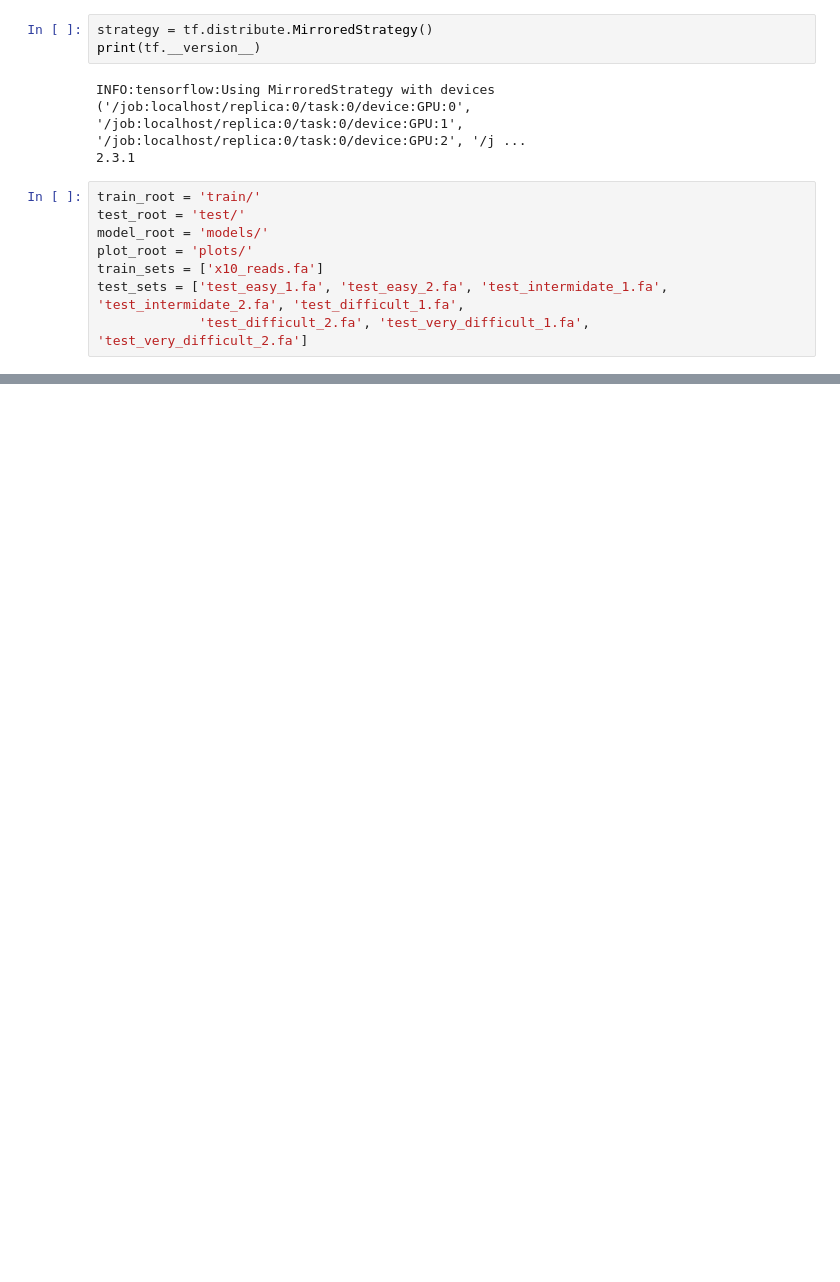
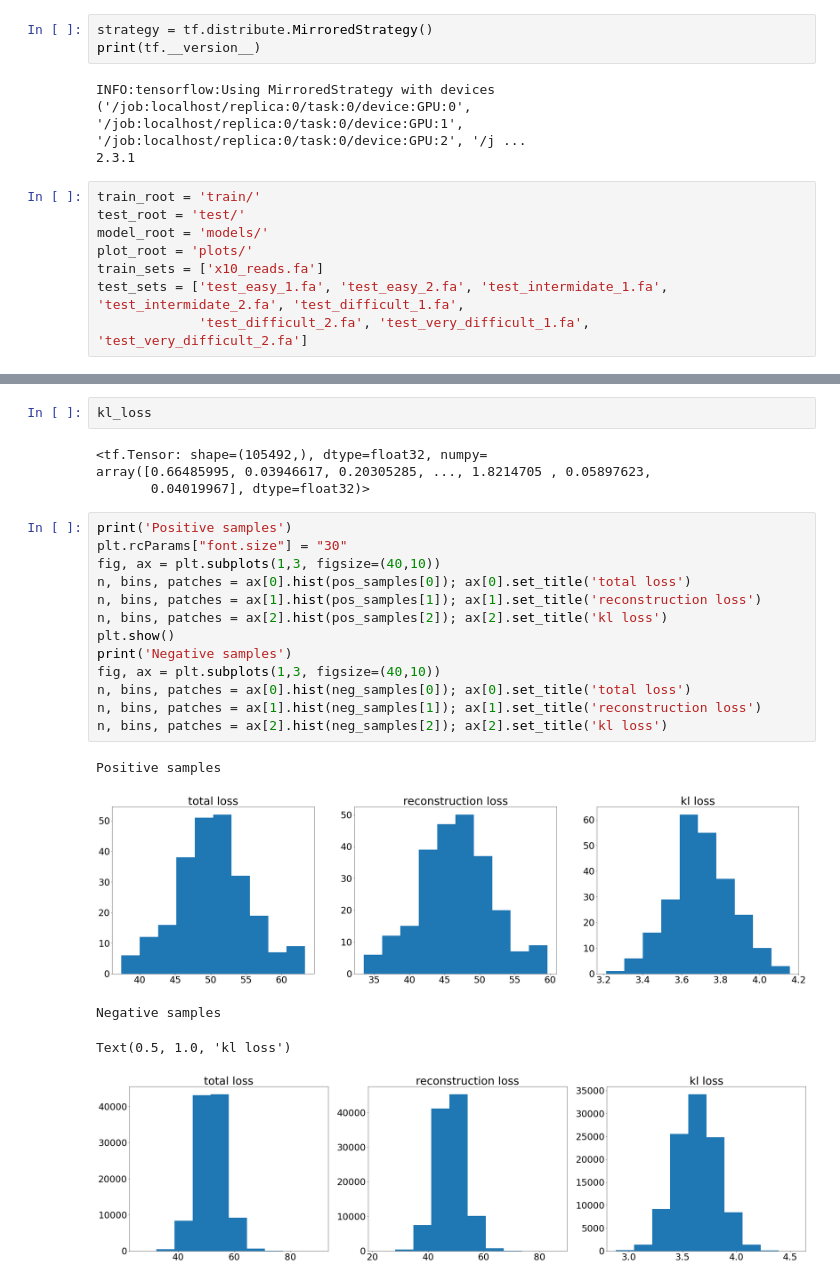
Before and after one commit to UCRajkumar/viral, a Jupyter notebook: sequential_vanilla_vae.ipynb, the cells around one changed output, grey strips where cells are left out. Saved outputs shown, nothing was run; the diff lists cells and outputs as text; blank space fills up the shorter version.

```diff
--- a/sequential_vanilla_vae.ipynb
+++ b/sequential_vanilla_vae.ipynb
@@ -160,0 +187,25 @@ INFO:tensorflow:batch_all_reduce: 8 all-reduces with algorithm = nccl, num_packs
+# %%
+kl_loss
+# %% [output]
+<tf.Tensor: shape=(105492,), dtype=float32, numpy=
+array([0.66485995, 0.03946617, 0.20305285, ..., 1.8214705 , 0.05897623,
+       0.04019967], dtype=float32)>
+# %%
+print('Positive samples')
+plt.rcParams["font.size"] = "30"
+fig, ax = plt.subplots(1,3, figsize=(40,10))
+n, bins, patches = ax[0].hist(pos_samples[0]); ax[0].set_title('total loss')
+n, bins, patches = ax[1].hist(pos_samples[1]); ax[1].set_title('reconstruction loss')
+n, bins, patches = ax[2].hist(pos_samples[2]); ax[2].set_title('kl loss')
+plt.show()
+print('Negative samples')
+fig, ax = plt.subplots(1,3, figsize=(40,10))
+n, bins, patches = ax[0].hist(neg_samples[0]); ax[0].set_title('total loss')
+n, bins, patches = ax[1].hist(neg_samples[1]); ax[1].set_title('reconstruction loss')
+n, bins, patches = ax[2].hist(neg_samples[2]); ax[2].set_title('kl loss')
+# %% [output]
+Positive samples
+[figure, added]
+Negative samples
+Text(0.5, 1.0, 'kl loss')
+[figure, added]
```
Also changed, not shown: parts of 11 cells of this notebook.
